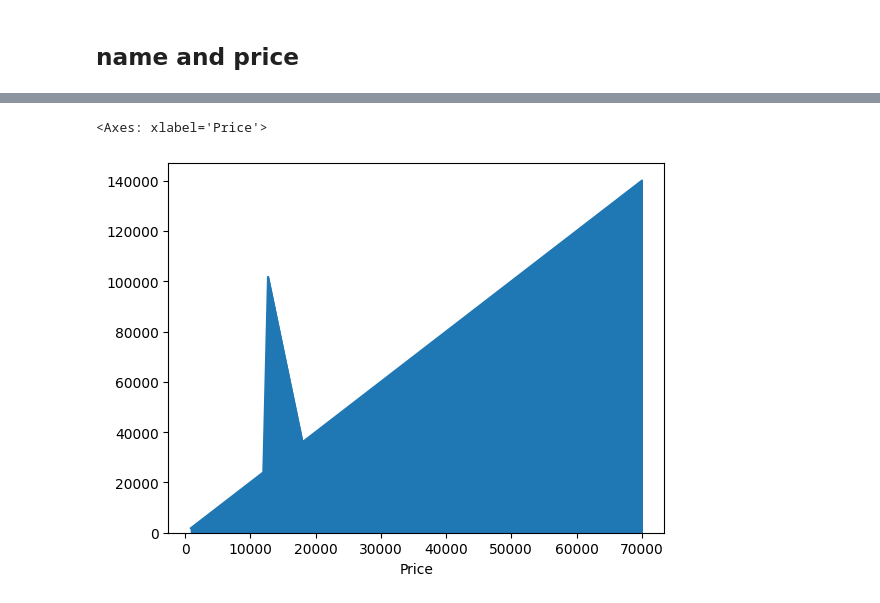
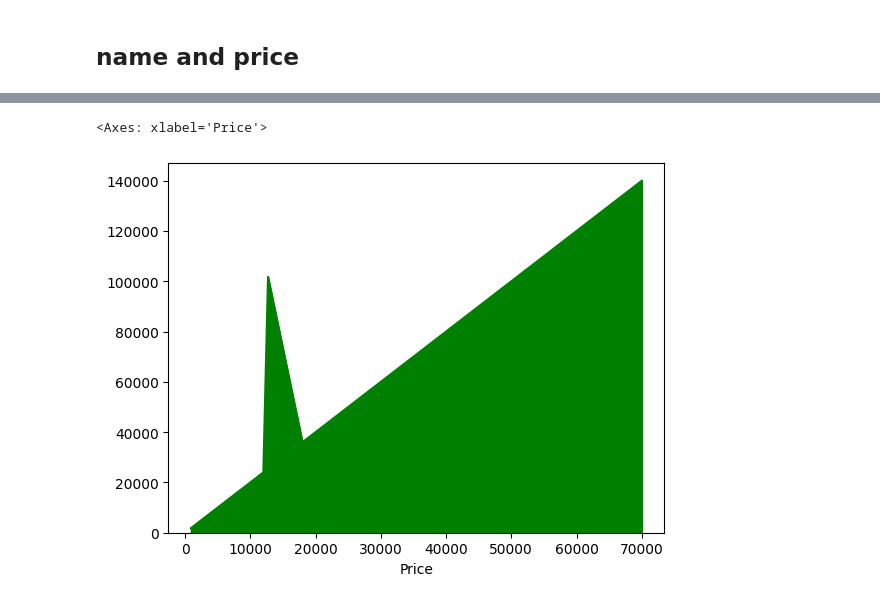
Before and after one commit to suvancodes/AI_ML_now, a Jupyter notebook: 11data_analysis/5My_ Matplotlib.ipynb, the cells around one changed output, grey strips where cells are left out. Cells and saved outputs as stored; diff of their text form; code cells hidden in the pictures.

```diff
--- a/11data_analysis/5My_ Matplotlib.ipynb
+++ b/11data_analysis/5My_ Matplotlib.ipynb
@@ -193,11 +191,11 @@ KeyError: 'Name'
 # %%
 df = pd.read_csv('student.csv')
 df['Stock_Quantity'] = df['Stock_Quantity'].fillna(df['Stock_Quantity'].mean())
 df['Supplier'] = df['Supplier'].fillna('Unknown')
 df['Price'] = df['Price'].fillna(df['Price'].mean())
 df['New_Price'] = df['New_Price'].fillna(df['New_Price'].mean())
 grp = df.groupby('Price')['New_Price'].sum()
-grp.plot(kind='area')
+grp.plot(kind='area',color='GREEN')
 # %% [output]
 <Axes: xlabel='Price'>
-[figure, old version]
+[figure, new version]
```
Also changed, not shown: parts of 3 cells of this notebook, 17 other files.
